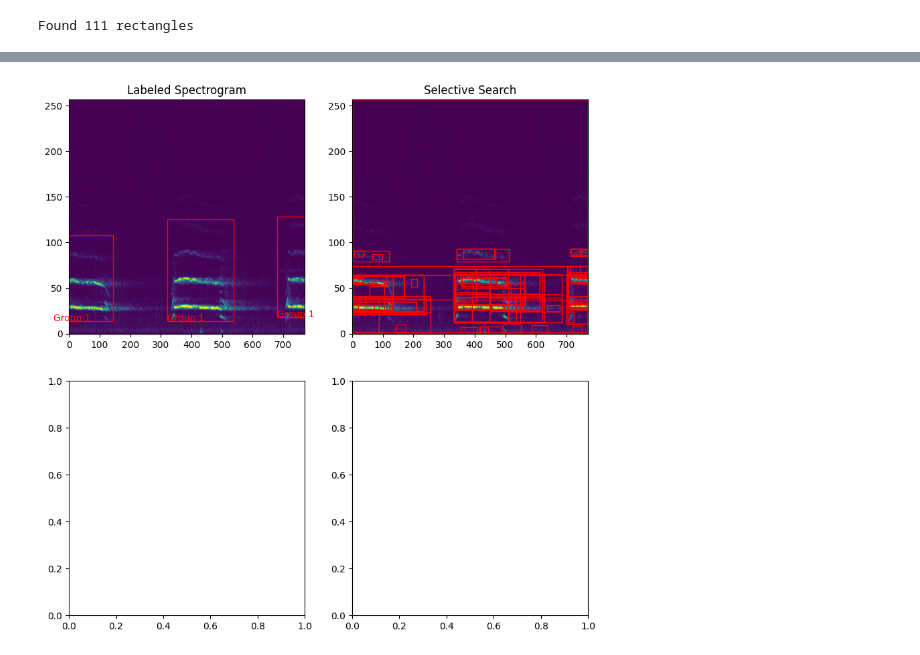
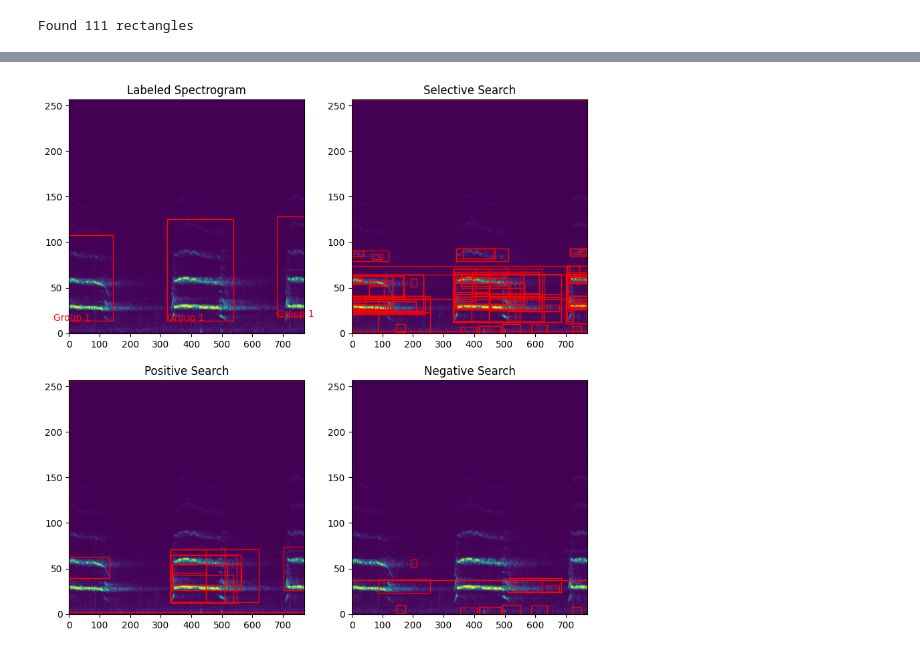
Before and after one commit to fangjunzhou/RCNN-Audio-Detection, a Jupyter notebook: rcnn-audio-detection.ipynb, the cells around one changed output, grey strips where cells are left out. Cells and saved outputs as stored; diff of their text form; code cells hidden in the pictures.

Commit message:
Update: rcnn-audio-detection Added positive and negative search result.

```diff
--- a/rcnn-audio-detection.ipynb
+++ b/rcnn-audio-detection.ipynb
@@ -357,3 +409,13 @@ rects = selectiveSearcher.Search(audioWindow.spectrogramSlice)
 print("Found {} rectangles".format(len(rects)))
 # %% [output]
 Found 111 rectangles
+# %%
+# Get rect-label pairs
+rectLabelPairs = GetRectLabelPairs(rects, availableLabels)
+
+# Get the first 1/8 of the rect-label pairs
+positivePairs = rectLabelPairs[:int(len(rectLabelPairs) / 8)]
+# Get the last 1/8 of the rect-label pairs
+negativePairs = rectLabelPairs[-int(len(rectLabelPairs) / 8):]
+
+len(positivePairs), len(negativePairs)
@@ -425,37 +492,74 @@ No intersection
 # %%
 # Plot
 fig, ax = plt.subplots(2, 2, figsize=(10, 10))
+# Original spectrogram
 ax[0, 0].imshow(audioWindow.spectrogramSlice, aspect="auto", origin="lower")
 ax[0, 0].set_title("Labeled Spectrogram")
 for label in availableLabels:
     rect = Rectangle(
         (label.startX, label.startY),
         label.endX - label.startX,
         label.endY - label.startY,
         linewidth=1,
         edgecolor="r",
         facecolor="none"
     )
     ax[0, 0].add_patch(rect)
     ax[0, 0].text(
         label.startX,
         label.startY,
         label.label["groupName"],
         color="r",
         fontsize=10
     )
+
+# Selective search result
 ax[0, 1].imshow(audioWindow.spectrogramSlice, aspect="auto", origin="lower")
 ax[0, 1].set_title("Selective Search")
 for rect in rects:
     x, y, w, h = rect
     rect = Rectangle(
         (x, y),
         w,
         h,
         linewidth=1,
         edgecolor="r",
         facecolor="none"
     )
     ax[0, 1].add_patch(rect)
+
+# Positive pairs
+ax[1, 0].imshow(audioWindow.spectrogramSlice, aspect="auto", origin="lower")
+ax[1, 0].set_title("Positive Search")
+for rectLabelPair in positivePairs:
+    rect = rectLabelPair.rect
+    label = rectLabelPair.label
+    x, y, w, h = rect
+    rect = Rectangle(
+        (x, y),
+        w,
+        h,
+        linewidth=1,
+        edgecolor="r",
+        facecolor="none"
+    )
+    ax[1, 0].add_patch(rect)
+# Negative pairs
+
+ax[1, 1].imshow(audioWindow.spectrogramSlice, aspect="auto", origin="lower")
+ax[1, 1].set_title("Negative Search")
+for rectLabelPair in negativePairs:
+    rect = rectLabelPair.rect
+    label = rectLabelPair.label
+    x, y, w, h = rect
+    rect = Rectangle(
+        (x, y),
+        w,
+        h,
+        linewidth=1,
+        edgecolor="r",
+        facecolor="none"
+    )
+    ax[1, 1].add_patch(rect)
 # %% [output]
-[figure, old version]
+[figure, new version]
```
Also changed, not shown: parts of 3 cells of this notebook.
